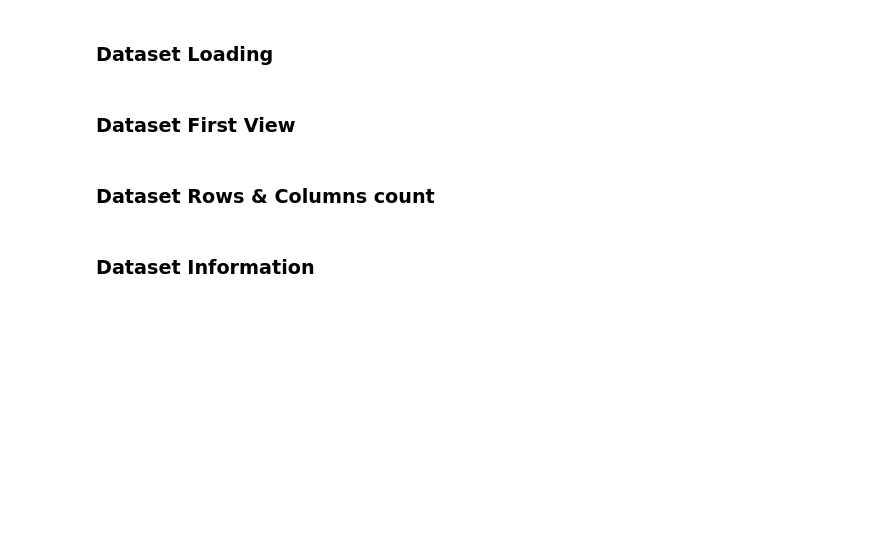
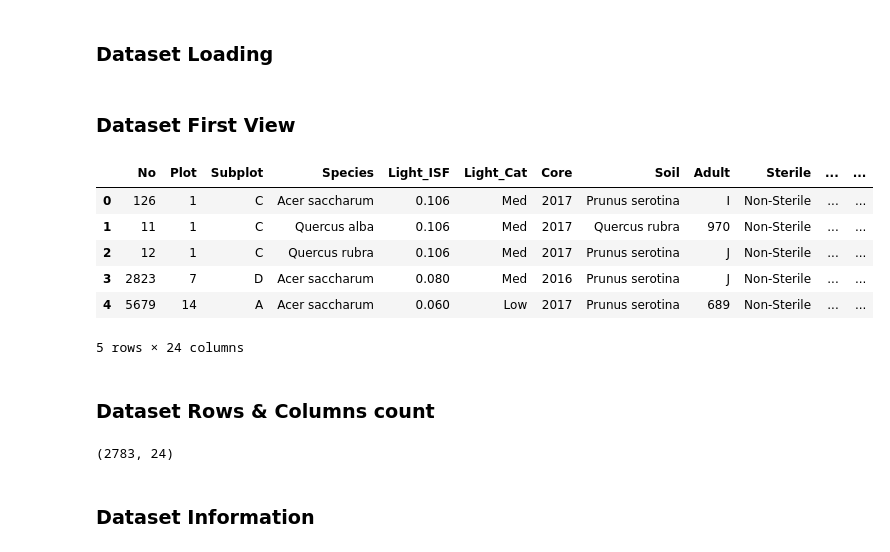
Before and after one commit to SEnvironment/AIML_Winnovation_2026_Classification_Project, a Jupyter notebook: Alok_Tree_Survival_Prediction_Classification_Project.ipynb, the cells around one changed output. Saved outputs shown, nothing was run; the diff lists cells and outputs as text; code cells hidden in the pictures; blank space fills up the shorter version.

```diff
--- a/Alok_Tree_Survival_Prediction_Classification_Project.ipynb
+++ b/Alok_Tree_Survival_Prediction_Classification_Project.ipynb
@@ -102,10 +113,22 @@ M - Multivariate Analysis
 ### Dataset First View
 # %%
 # Dataset First Look
+ts.head()
+# %% [output]
+|  | No | Plot | Subplot | Species | Light_ISF | Light_Cat | Core | Soil | Adult | Sterile | ... | ... |
+| 0 | 126 | 1 | C | Acer saccharum | 0.106 | Med | 2017 | Prunus serotina | I | Non-Sterile | ... | ... |
+| 1 | 11 | 1 | C | Quercus alba | 0.106 | Med | 2017 | Quercus rubra | 970 | Non-Sterile | ... | ... |
+| 2 | 12 | 1 | C | Quercus rubra | 0.106 | Med | 2017 | Prunus serotina | J | Non-Sterile | ... | ... |
+| 3 | 2823 | 7 | D | Acer saccharum | 0.080 | Med | 2016 | Prunus serotina | J | Non-Sterile | ... | ... |
+| 4 | 5679 | 14 | A | Acer saccharum | 0.060 | Low | 2017 | Prunus serotina | 689 | Non-Sterile | ... | ... |
+5 rows × 24 columns
 # %% [markdown]
 ### Dataset Rows & Columns count
 # %%
 # Dataset Rows & Columns count
+ts.shape
+# %% [output]
+(2783, 24)
 # %% [markdown]
 ### Dataset Information
 # %%
```
Also changed, not shown: parts of 15 cells of this notebook.
